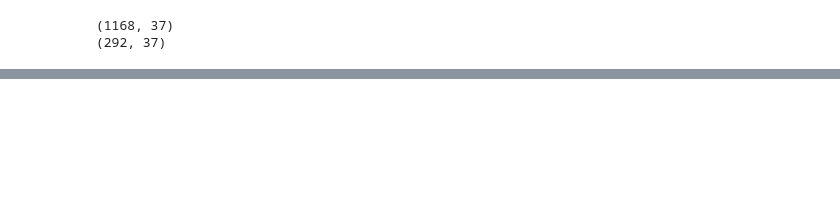
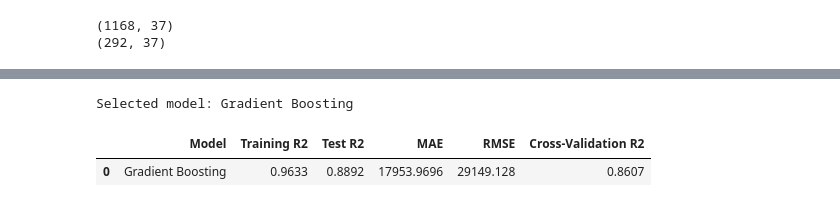
Before and after one commit to liepinaievaa-maker/heritage-housing-analysis, a Jupyter notebook: jupyter_notebooks/05_Modeling_And_Evaluation.ipynb, the cells around one changed output, grey strips where cells are left out. Saved outputs shown, nothing was run; the diff lists cells and outputs as text; code cells hidden in the pictures; blank space fills up the shorter version.

```diff
--- a/jupyter_notebooks/05_Modeling_And_Evaluation.ipynb
+++ b/jupyter_notebooks/05_Modeling_And_Evaluation.ipynb
@@ -106,8 +141,0 @@ array([152640.82546705, 271049.48300612, 106598.48802345, 153586.67331557,
-# %%
-mae = mean_absolute_error(y_test, predictions)
-rmse = np.sqrt(mean_squared_error(y_test, predictions))
-r2 = r2_score(y_test, predictions)
-
-print(f"Mean Absolute Error: {mae:.2f}")
-print(f"Root Mean Squared Error: {rmse:.2f}")
-print(f"R² Score: {r2:.4f}")
@@ -129,0 +231,16 @@ Test R² Score: 0.8477
+# %%
+best_model_name = results_df.loc[0, "Model"]
+best_model = trained_models[best_model_name]
+
+print(f"Selected model: {best_model_name}")
+# %% [output]
+Selected model: Gradient Boosting
+# %%
+selected_model_results = results_df.loc[
+    results_df["Model"] == best_model_name
+]
+
+selected_model_results.round(4)
+# %% [output]
+|  | Model | Training R2 | Test R2 | MAE | RMSE | Cross-Validation R2 |
+| 0 | Gradient Boosting | 0.9633 | 0.8892 | 17953.9696 | 29149.128 | 0.8607 |
```
Also changed, not shown: parts of 43 cells of this notebook, 5 other files.
